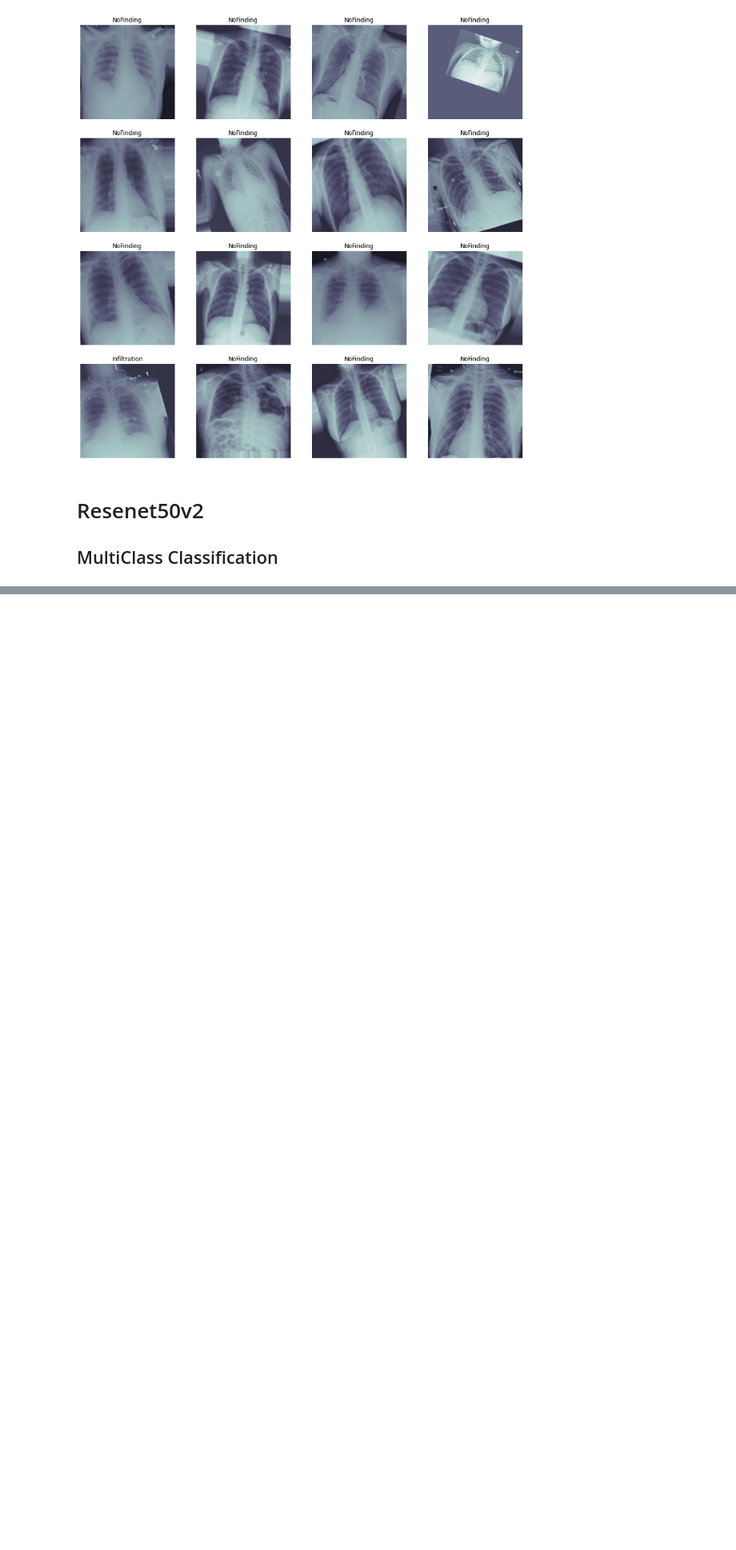
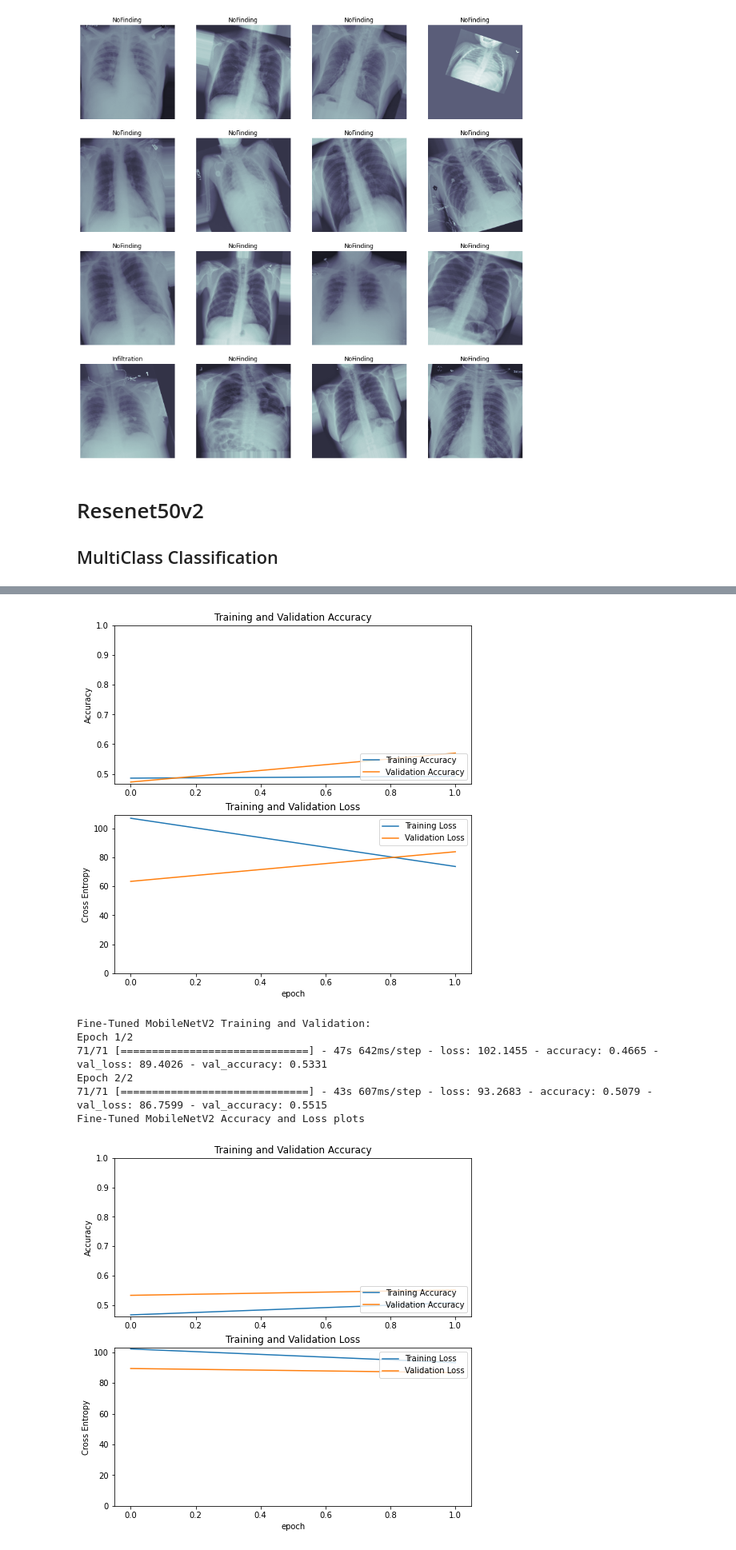
Before and after one commit to jayhombal/covid19-image-detection, a Jupyter notebook: notebooks/COVID-19-Image-Classification-phase1.ipynb, the cells around one changed output, grey strips where cells are left out. Shown at 80% size. Saved outputs shown, nothing was run; the diff lists cells and outputs as text; code cells hidden in the pictures; blank space fills up the shorter version.

```diff
--- a/notebooks/COVID-19-Image-Classification-phase1.ipynb
+++ b/notebooks/COVID-19-Image-Classification-phase1.ipynb
@@ -203,0 +228,34 @@ ValueError: Unknown optimizer: softmax. Please ensure this object is passed to t
+# %%
+freeze_layers = True
+model_name = PRETRAINED_MODELS[1]
+num_classes =14
+activation ='softmax'
+learning_rate = 0.01
+fine_tune_at_layer = 178
+
+mobilenetv2_base_model = train_model.get_base_model_with_new_toplayer(base_model=model_name,
+                                                          freeze_layers = freeze_layers,
+                                                          num_classes = num_classes,
+                                                          activation_func=activation,
+                                                          learning_rate = learning_rate,
+                                                          input_shape = IMAGE_SHAPE)
+
+mobilenetv2_history = train_model.fit_model(mobilenetv2_base_model, train_generator, valid_generator,num_epochs=2,batch_size=32)
+
+print(f'{model_name} Accuracy and Loss plots')
+train_model.plot_accuracy_and_loss(mobilenetv2_history)
+
+
+print("\n")
+#fine_tune model_name
+mobilenetv2_model_ft = train_model.fine_tune_model(mobilenetv2_base_model,learning_rate,optimizer='Adam',fine_tune_at_layer=fine_tune_at_layer)
+
+print("\n")
+print(f'Fine-Tuned {model_name} Training and Validation: ')
+mobilenetv2_model_ft_history = train_model.fit_model(mobilenetv2_model_ft, train_generator,
+        valid_generator,
+        num_epochs=NUM_EPOCHS)
+
+print(f'Fine-Tuned {model_name} Accuracy and Loss plots')
+train_model.plot_accuracy_and_loss(mobilenetv2_model_ft_history)
+# %% [output]
@@ -203,0 +268,8 @@ ValueError: Unknown optimizer: softmax. Please ensure this object is passed to t
+[figure, added]
+Fine-Tuned MobileNetV2 Training and Validation:
+Epoch 1/2
+71/71 [==============================] - 47s 642ms/step - loss: 102.1455 - accuracy: 0.4665 - val_loss: 89.4026 - val_accuracy: 0.5331
+Epoch 2/2
+71/71 [==============================] - 43s 607ms/step - loss: 93.2683 - accuracy: 0.5079 - val_loss: 86.7599 - val_accuracy: 0.5515
+Fine-Tuned MobileNetV2 Accuracy and Loss plots
+[figure, added]
```
Also changed, not shown: parts of 12 cells of this notebook, 5 other files.
